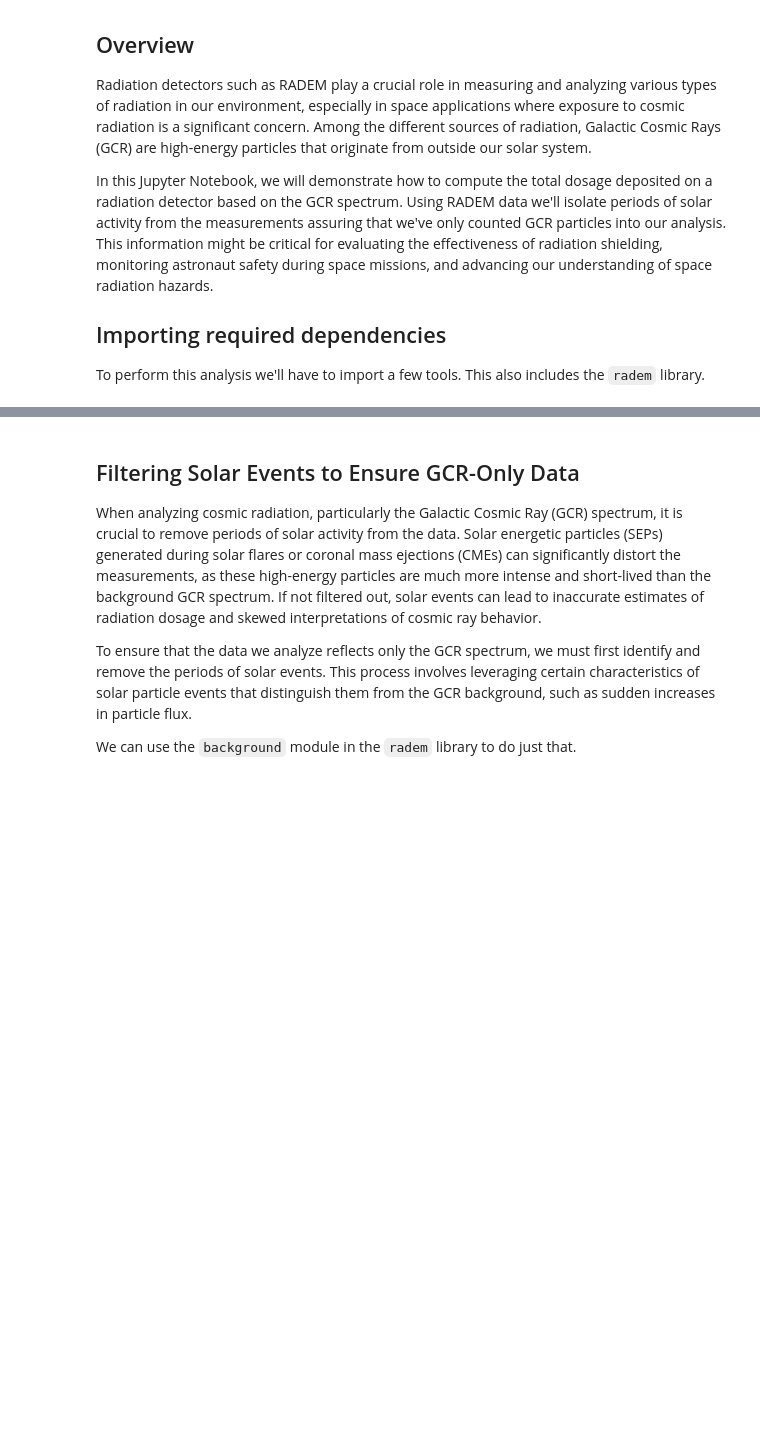
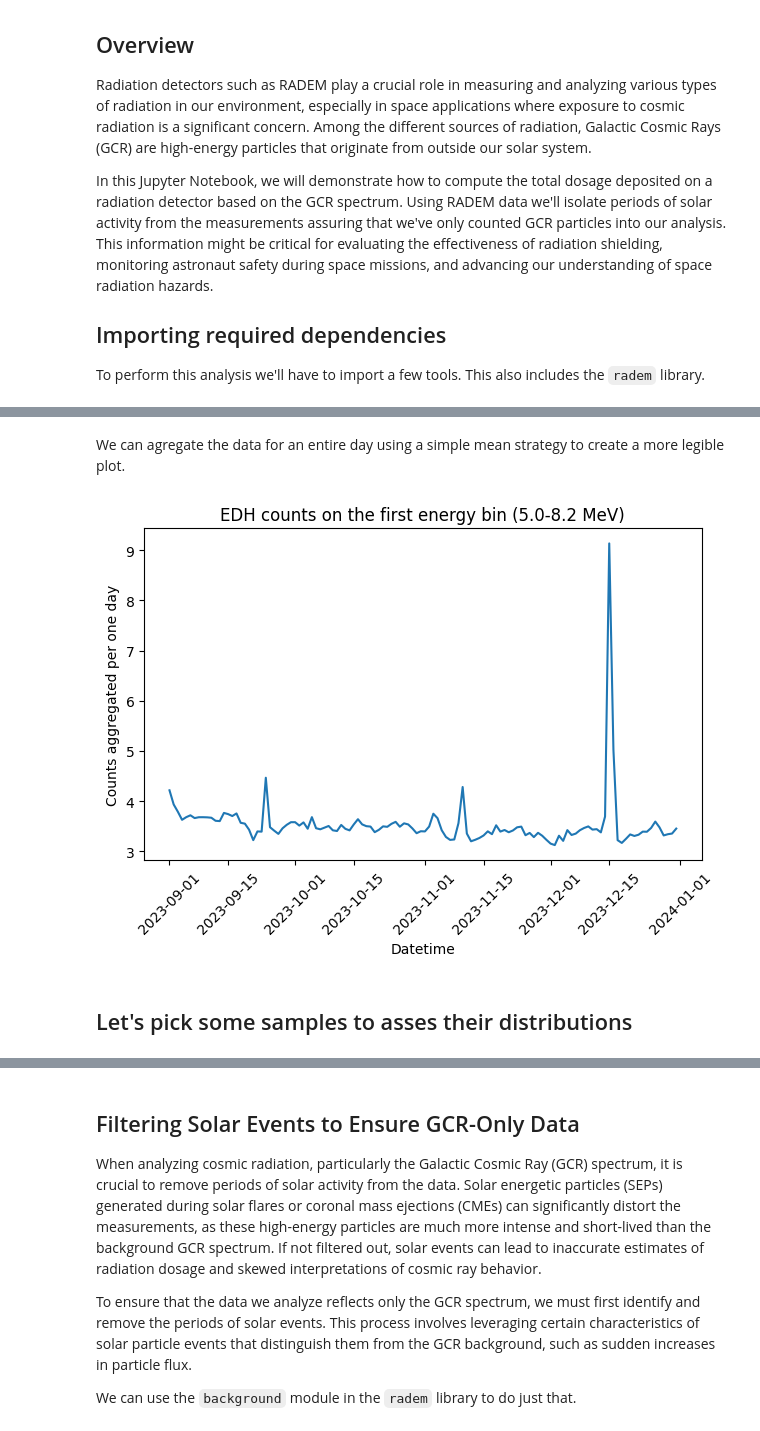
Before and after one commit to AGHRADEM/radem, a Jupyter notebook: src/radem/examples/total_gcr_dose.ipynb, the cells around one changed output, grey strips where cells are left out. Cells and saved outputs as stored; diff of their text form; code cells hidden in the pictures; blank space fills up the shorter version.

```diff
--- a/src/radem/examples/total_gcr_dose.ipynb
+++ b/src/radem/examples/total_gcr_dose.ipynb
@@ -75,0 +87,16 @@ plt.show()
+# %% [markdown]
+We can agregate the data for an entire day using a simple mean strategy to create a more legible plot.
+# %%
+daily_mean = df.groupby(pd.Grouper(key='time', freq='1D'))['value'].mean()
+
+plt.plot(daily_mean)
+plt.xlabel("Datetime")
+plt.ylabel("Counts aggregated per one day")
+plt.title(f"EDH counts on the first energy bin (5.0-8.2 MeV)")
+plt.xticks(rotation=45)
+plt.tight_layout()
+plt.show()
+# %% [output]
+[figure, added]
+# %% [markdown]
+## Let's pick some samples to asses their distributions
```
Also changed, not shown: parts of 9 cells of this notebook, 3 other files.
